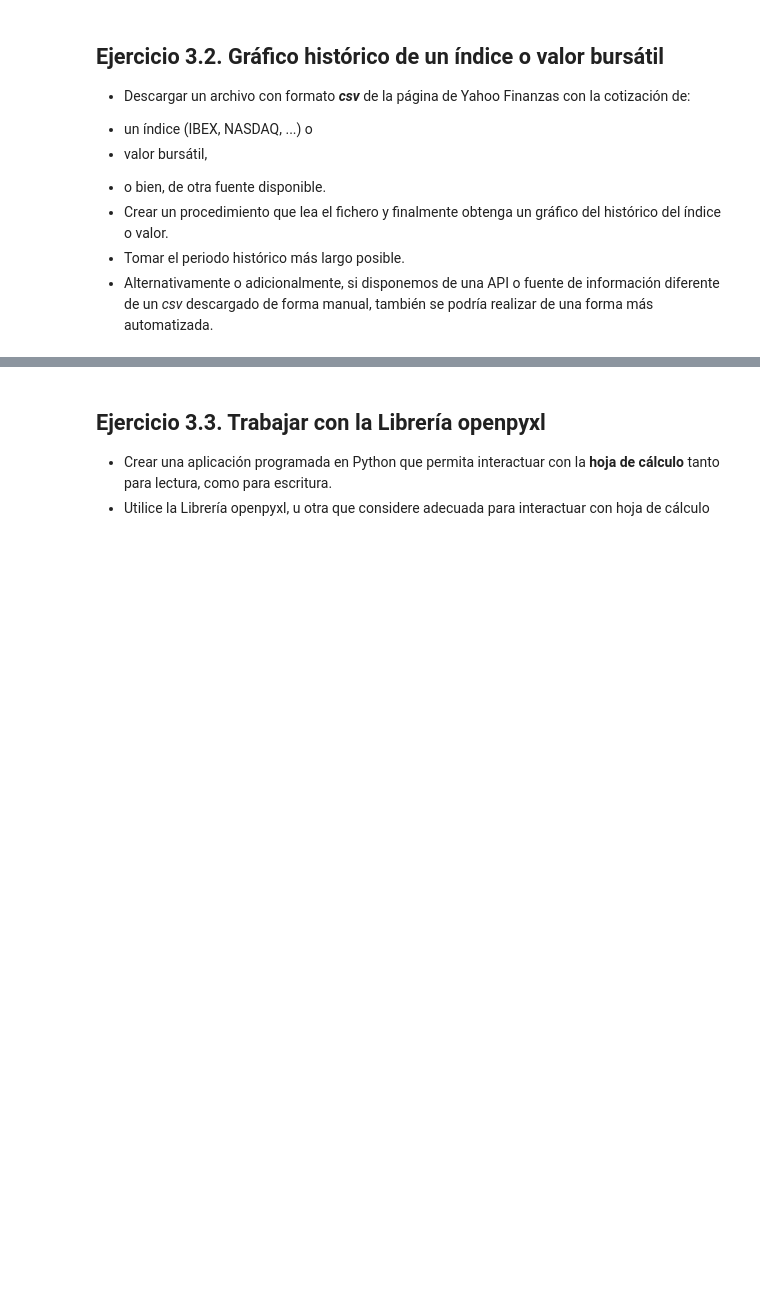
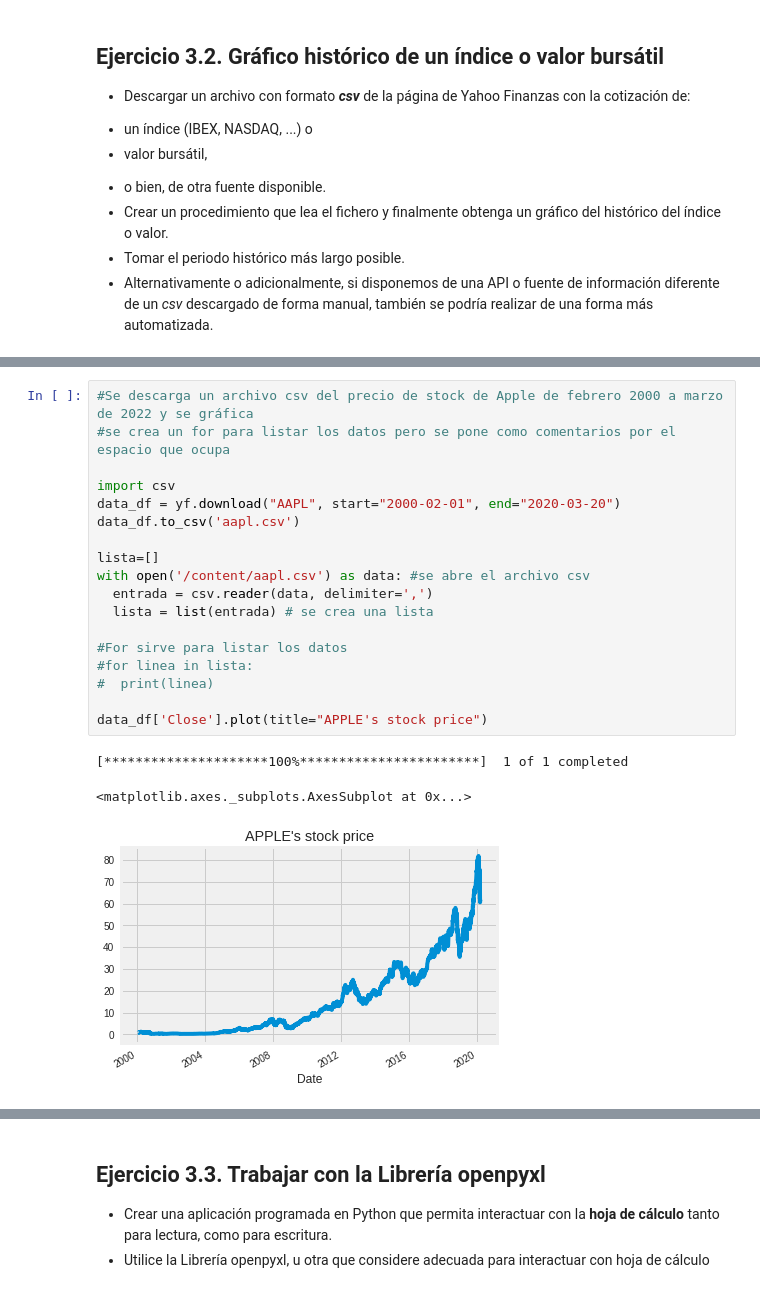
Before and after one commit to cit08/Phyton_2, a Jupyter notebook: Copia_de_practica3.ipynb, the cells around one changed output, grey strips where cells are left out. Drawn from its saved outputs; the diff is of its cells as text; blank space fills up the shorter version.

```diff
--- a/Copia_de_practica3.ipynb
+++ b/Copia_de_practica3.ipynb
@@ -22,0 +122,22 @@
+# %%
+#Se descarga un archivo csv del precio de stock de Apple de febrero 2000 a marzo de 2022 y se gráfica
+#se crea un for para listar los datos pero se pone como comentarios por el espacio que ocupa
+
+import csv
+data_df = yf.download("AAPL", start="2000-02-01", end="2020-03-20")
+data_df.to_csv('aapl.csv')
+
+lista=[]
+with open('/content/aapl.csv') as data: #se abre el archivo csv
+  entrada = csv.reader(data, delimiter=',')
+  lista = list(entrada) # se crea una lista
+
+#For sirve para listar los datos
+#for linea in lista:
+#  print(linea)
+
+data_df['Close'].plot(title="APPLE's stock price")
+# %% [output]
+[*********************100%***********************]  1 of 1 completed
+<matplotlib.axes._subplots.AxesSubplot at 0x...>
+[figure, added]
```
Also changed, not shown: parts of 20 cells of this notebook.
